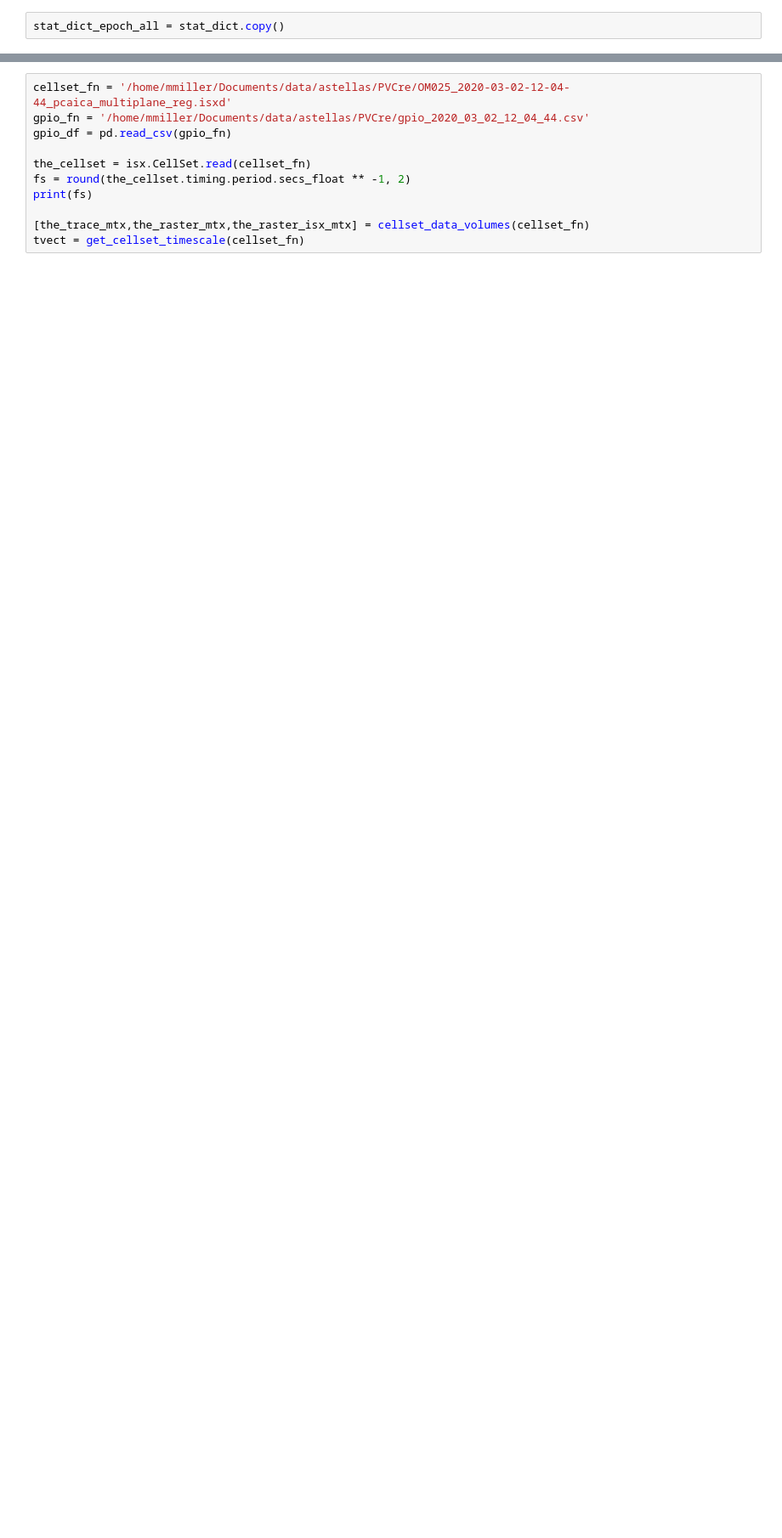
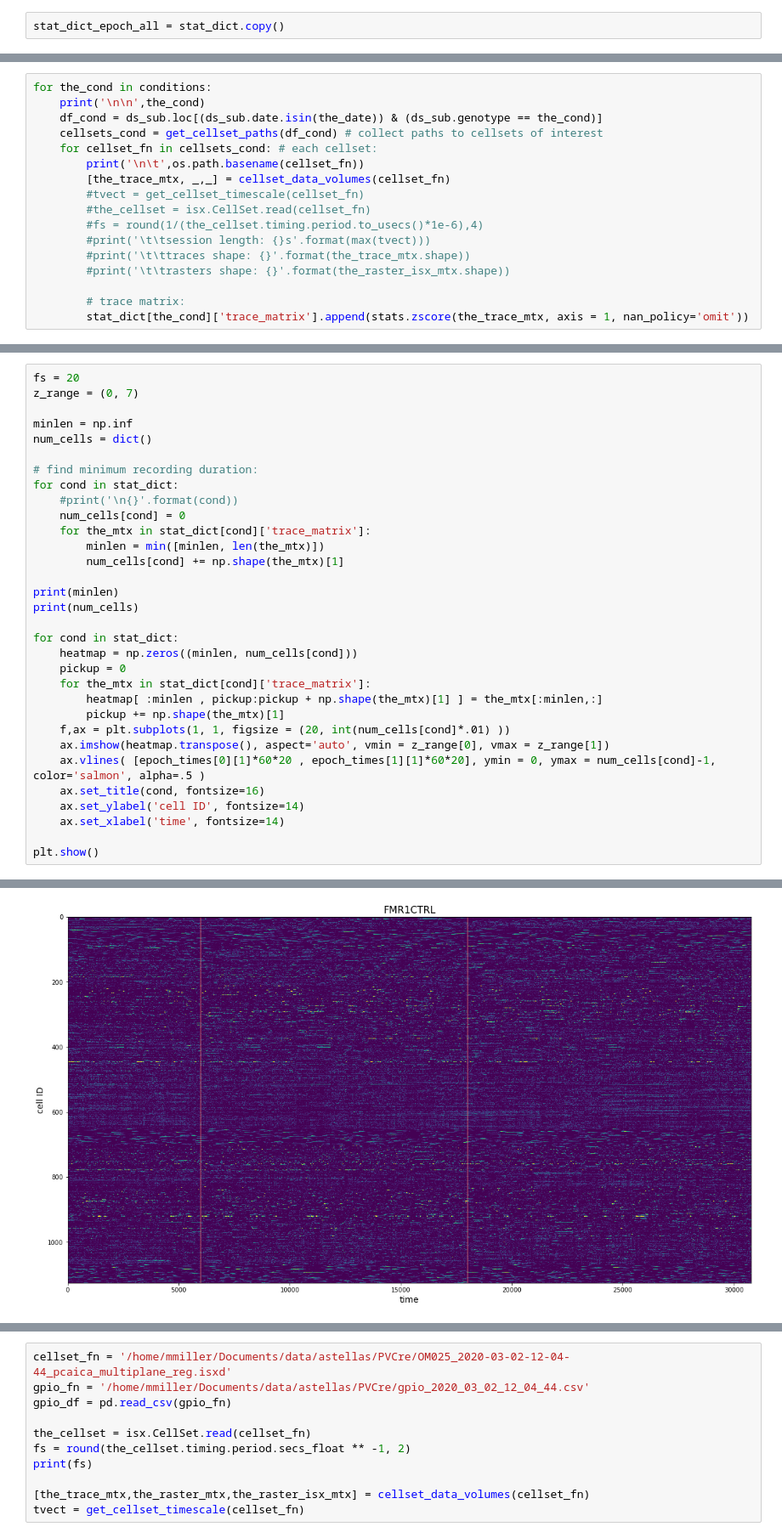
Before and after one commit to inscopix/astellas, a Jupyter notebook: astellas_social_analysis.ipynb, the cells around one changed output, grey strips where cells are left out. Shown at 85% size. Saved outputs shown, nothing was run; the diff lists cells and outputs as text; blank space fills up the shorter version.

```diff
--- a/astellas_social_analysis.ipynb
+++ b/astellas_social_analysis.ipynb
@@ -1365,0 +1379,17 @@ stat_dict_epoch_all = stat_dict.copy()
+# %%
+for the_cond in conditions:
+    print('\n\n',the_cond)
+    df_cond = ds_sub.loc[(ds_sub.date.isin(the_date)) & (ds_sub.genotype == the_cond)]
+    cellsets_cond = get_cellset_paths(df_cond) # collect paths to cellsets of interest
+    for cellset_fn in cellsets_cond: # each cellset:
+        print('\n\t',os.path.basename(cellset_fn))
+        [the_trace_mtx, _,_] = cellset_data_volumes(cellset_fn)
+        #tvect = get_cellset_timescale(cellset_fn)
+        #the_cellset = isx.CellSet.read(cellset_fn)
+        #fs = round(1/(the_cellset.timing.period.to_usecs()*1e-6),4)
+        #print('\t\tsession length: {}s'.format(max(tvect)))
+        #print('\t\ttraces shape: {}'.format(the_trace_mtx.shape))
+        #print('\t\trasters shape: {}'.format(the_raster_isx_mtx.shape))
+
+        # trace matrix:
+        stat_dict[the_cond]['trace_matrix'].append(stats.zscore(the_trace_mtx, axis = 1, nan_policy='omit'))
@@ -1365,0 +1419,33 @@ stat_dict_epoch_all = stat_dict.copy()
+# %%
+fs = 20
+z_range = (0, 7)
+
+minlen = np.inf
+num_cells = dict()
+
+# find minimum recording duration:
+for cond in stat_dict:
+    #print('\n{}'.format(cond))
+    num_cells[cond] = 0
+    for the_mtx in stat_dict[cond]['trace_matrix']:
+        minlen = min([minlen, len(the_mtx)])
+        num_cells[cond] += np.shape(the_mtx)[1]
+
+print(minlen)
+print(num_cells)
+
+for cond in stat_dict:
+    heatmap = np.zeros((minlen, num_cells[cond]))
+    pickup = 0
+    for the_mtx in stat_dict[cond]['trace_matrix']:
+        heatmap[ :minlen , pickup:pickup + np.shape(the_mtx)[1] ] = the_mtx[:minlen,:]
+        pickup += np.shape(the_mtx)[1]
+    f,ax = plt.subplots(1, 1, figsize = (20, int(num_cells[cond]*.01) ))
+    ax.imshow(heatmap.transpose(), aspect='auto', vmin = z_range[0], vmax = z_range[1])
+    ax.vlines( [epoch_times[0][1]*60*20 , epoch_times[1][1]*60*20], ymin = 0, ymax = num_cells[cond]-1, color='salmon', alpha=.5 )
+    ax.set_title(cond, fontsize=16)
+    ax.set_ylabel('cell ID', fontsize=14)
+    ax.set_xlabel('time', fontsize=14)
+
+plt.show()
+# %% [output]
@@ -1365,0 +1454 @@ stat_dict_epoch_all = stat_dict.copy()
+[figure, added]
```
Also changed, not shown: parts of 16 cells of this notebook.
